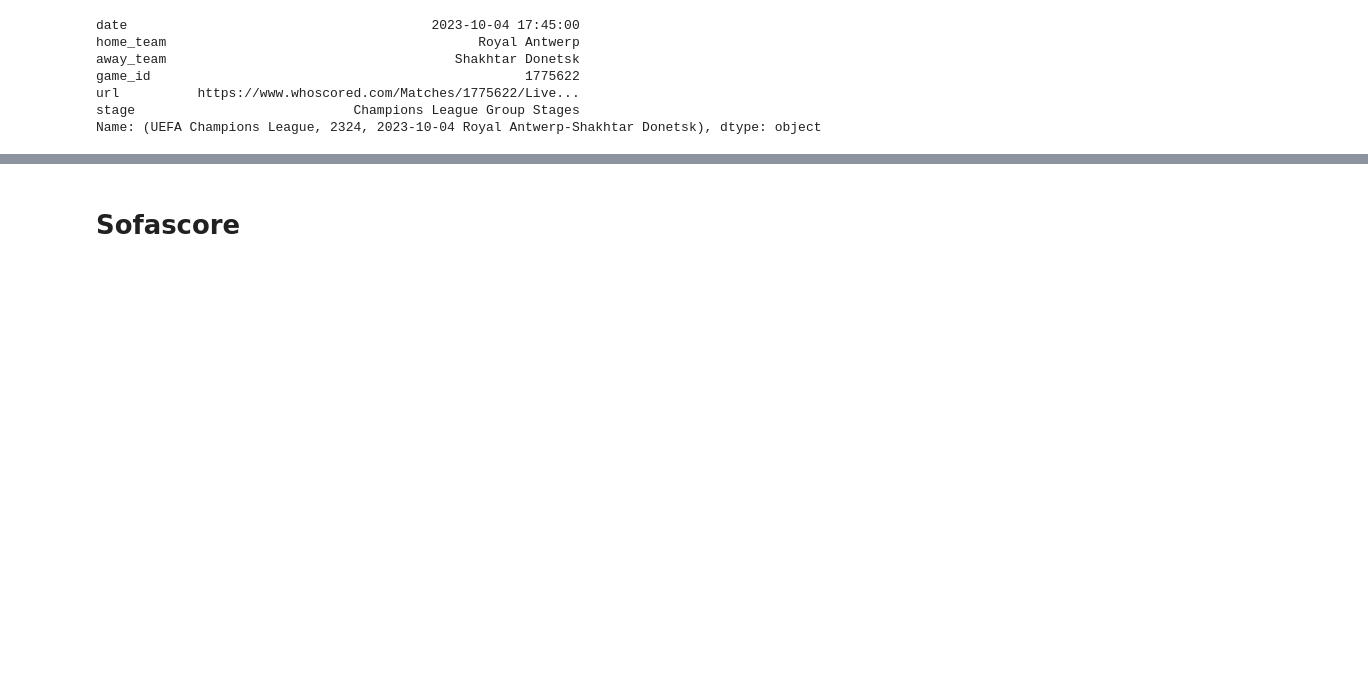
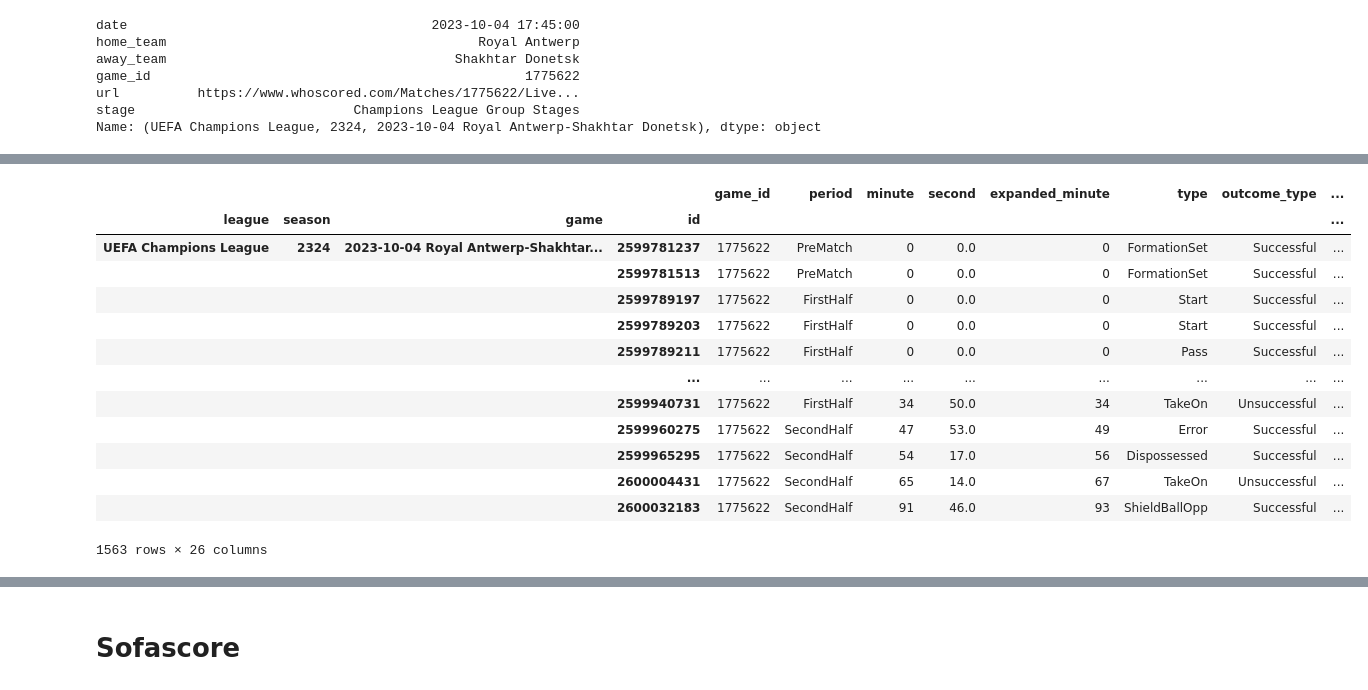
Before and after one commit to Football-Analytics-UCU/Shakhtar-Donetsk, a Jupyter notebook: notebooks/data.ipynb, the cells around one changed output, grey strips where cells are left out. Saved outputs shown, nothing was run; the diff lists cells and outputs as text; code cells hidden in the pictures; blank space fills up the shorter version.

```diff
--- a/notebooks/data.ipynb
+++ b/notebooks/data.ipynb
@@ -202,5 +202,5 @@ url          https://www.whoscored.com/Matches/1775622/Live...
 stage                            Champions League Group Stages
 Name: (UEFA Champions League, 2324, 2023-10-04 Royal Antwerp-Shakhtar Donetsk), dtype: object
 # %%
-events = ws.read_events(match_id=[game.game_id], output_fmt="raw")
+events = ws.read_events(match_id=[game.game_id])
 # %% [output]
@@ -224 +224,18 @@ events = ws.read_events(match_id=[game.game_id], output_fmt="raw")
 ... (31 outputs left out)
+# %%
+events
+# %% [output]
+|  |  |  |  | game_id | period | minute | second | expanded_minute | type | outcome_type | ... |
+| league | season | game | id |  |  |  |  |  |  |  | ... |
+| UEFA Champions League | 2324 | 2023-10-04 Royal Antwerp-Shakhtar... | 2599781237 | 1775622 | PreMatch | 0 | 0.0 | 0 | FormationSet | Successful | ... |
+|  |  |  | 2599781513 | 1775622 | PreMatch | 0 | 0.0 | 0 | FormationSet | Successful | ... |
+|  |  |  | 2599789197 | 1775622 | FirstHalf | 0 | 0.0 | 0 | Start | Successful | ... |
+|  |  |  | 2599789203 | 1775622 | FirstHalf | 0 | 0.0 | 0 | Start | Successful | ... |
+|  |  |  | 2599789211 | 1775622 | FirstHalf | 0 | 0.0 | 0 | Pass | Successful | ... |
+|  |  |  | ... | ... | ... | ... | ... | ... | ... | ... | ... |
+|  |  |  | 2599940731 | 1775622 | FirstHalf | 34 | 50.0 | 34 | TakeOn | Unsuccessful | ... |
+|  |  |  | 2599960275 | 1775622 | SecondHalf | 47 | 53.0 | 49 | Error | Successful | ... |
+|  |  |  | 2599965295 | 1775622 | SecondHalf | 54 | 17.0 | 56 | Dispossessed | Successful | ... |
+|  |  |  | 2600004431 | 1775622 | SecondHalf | 65 | 14.0 | 67 | TakeOn | Unsuccessful | ... |
+|  |  |  | 2600032183 | 1775622 | SecondHalf | 91 | 46.0 | 93 | ShieldBallOpp | Successful | ... |
+1563 rows × 26 columns
```
Also changed, not shown: parts of 7 cells of this notebook, 8 other files.
